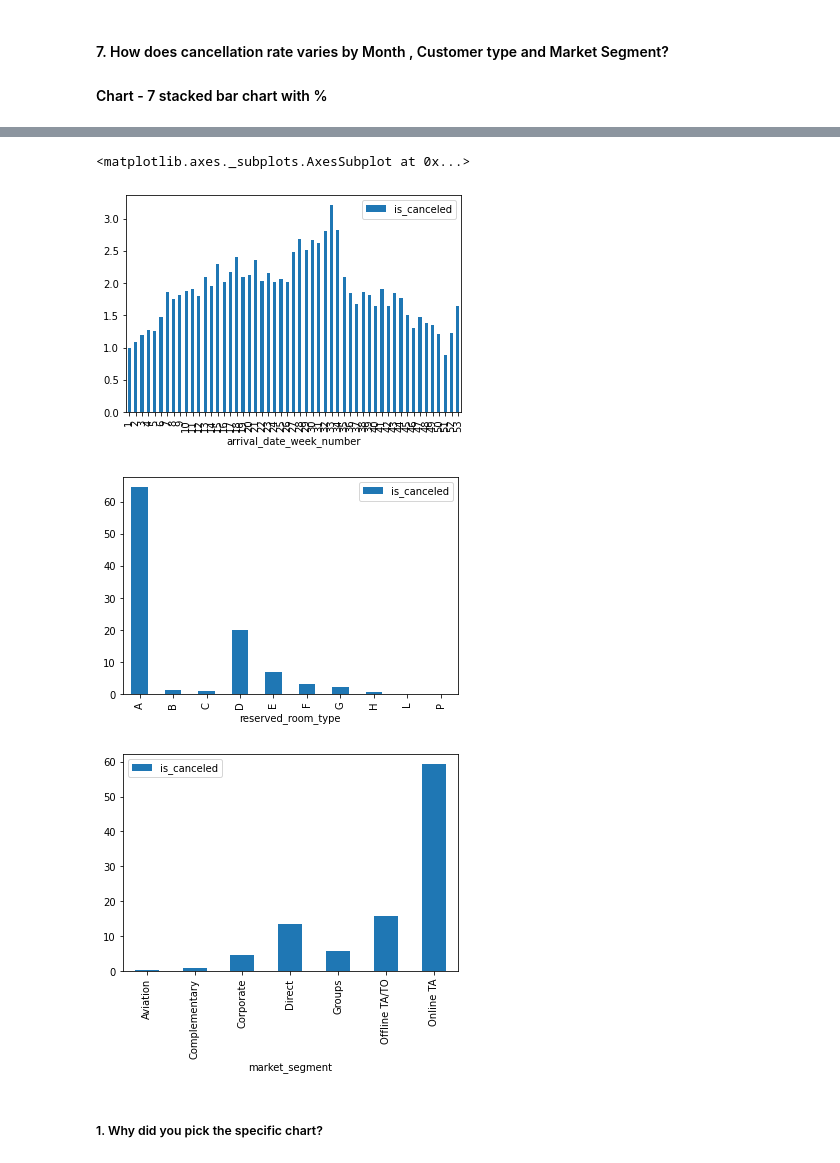
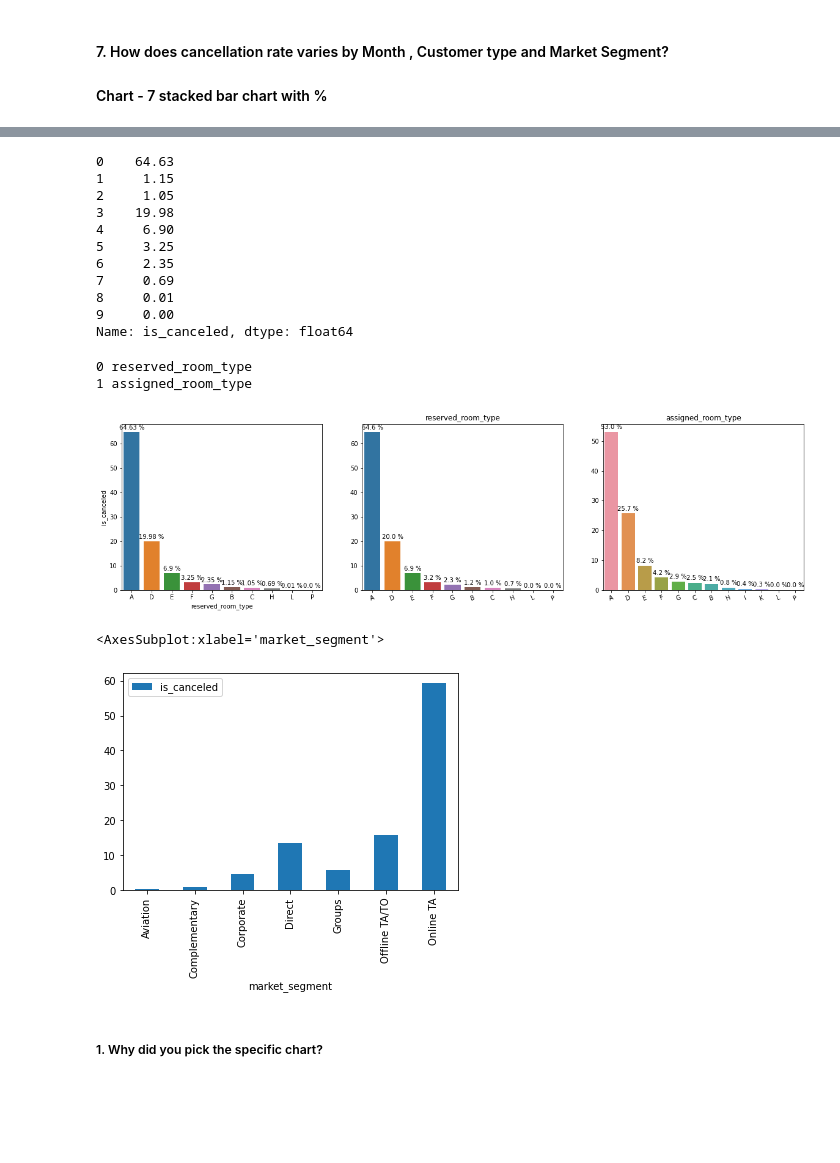
Before and after one commit to pvanand07/EDA-Hotel-Booking-Python, a Jupyter notebook: EDA_Hotel_Booking_Analysis_Almabetter.ipynb, the cells around one changed output, grey strips where cells are left out. Drawn from its saved outputs; the diff is of its cells as text; code cells hidden in the pictures; blank space fills up the shorter version.

```diff
--- a/EDA_Hotel_Booking_Analysis_Almabetter.ipynb
+++ b/EDA_Hotel_Booking_Analysis_Almabetter.ipynb
@@ -86,6 +84,7 @@ Mounted at /content/drive
 # %%
 # Load Dataset
-dataset = pd.read_csv('/content/drive/MyDrive/Almabetter Projects/Hotel Booking/Hotel Bookings.csv')
+#dataset = pd.read_csv('/content/drive/MyDrive/Almabetter Projects/Hotel Booking/Hotel Bookings.csv')
+dataset = pd.read_csv("Hotel Bookings.csv")
 # %% [markdown]
 ### Dataset First View
 # %%
@@ -933,14 +983,57 @@ group_1.plot(kind='bar')
+# %%
+df_2.columns
+canceled_rooms = canceled_rooms.reset_index()
+canceled_rooms.is_canceled
+# %% [output]
+0    64.63
+1     1.15
+2     1.05
+3    19.98
+4     6.90
+5     3.25
+6     2.35
+7     0.69
+8     0.01
+9     0.00
+Name: is_canceled, dtype: float64
 # %%
 # Chart - 5 visualization code
 # Chart - 4 visualization code
-(pd.DataFrame(df_2[['is_canceled','arrival_date_week_number']].groupby('arrival_date_week_number').count())*100/len(df_2)).round(2).plot(kind='bar')
-(pd.DataFrame(df_2[['is_canceled','reserved_room_type']].groupby('reserved_room_type').count())*100/len(df_2)).round(2).plot(kind='bar')
+#(pd.DataFrame(df_2[['is_canceled','arrival_date_week_number']].groupby('arrival_date_week_number').count())*100/len(df_2)).round(2).plot(kind='bar')
+plt.figure(figsize = [20  , 5])
+plt.subplot(1, 3,1)
+canceled_rooms = (pd.DataFrame(df_2[['is_canceled','reserved_room_type']]\
+  .groupby('reserved_room_type').count())*100/len(df_2)).round(2).reset_index().sort_values('is_canceled',ascending = False)
+#canceled_rooms.plot(kind = 'bar')
+sns.barplot(x=canceled_rooms.reserved_room_type, y=canceled_rooms.is_canceled, )
+for idx,y in enumerate(canceled_rooms.is_canceled):
+  plt.text(idx,y+1,'{} %'.format(y), ha ='center')
+#
+
+cat_columns = ['reserved_room_type','assigned_room_type']
+for i,x in enumerate(cat_columns):
+  print(i,x)
+  # 11 row, 3 cols, subplot i+1 since subplot starts from 1
+  plt.subplot(1, 3,i+2)
+  # Get the value counts of the x column
+  counts = (df_2[x].value_counts()*100/len(df_2)).round(1)
+
+  # Create a barplot using the value counts
+  sns.barplot(x=counts.index, y=counts.values, order = counts.index )
+  plt.title(str(x))
+  plt.xticks(rotation = 20)
+  #plt.xlabel(str(x))
+  for idx,y in enumerate(counts.values):
+    plt.text(idx,y+1,'{} %'.format(y), ha ='center')
+    #
+plt.show()
 (pd.DataFrame(df_2[['is_canceled','market_segment']].groupby('market_segment').count())*100/len(df_2)).round(2).plot(kind='bar')
 # %% [output]
-<matplotlib.axes._subplots.AxesSubplot at 0x...>
+0 reserved_room_type
+1 assigned_room_type
-[figure, old version]
+[figure, new version]
+<AxesSubplot:xlabel='market_segment'>
-[figure, old version]
+[figure, new version]
-[figure, removed]
 # %% [markdown]
 ##### 1. Why did you pick the specific chart?
 # %% [markdown]
```
Also changed, not shown: parts of 23 cells of this notebook.
